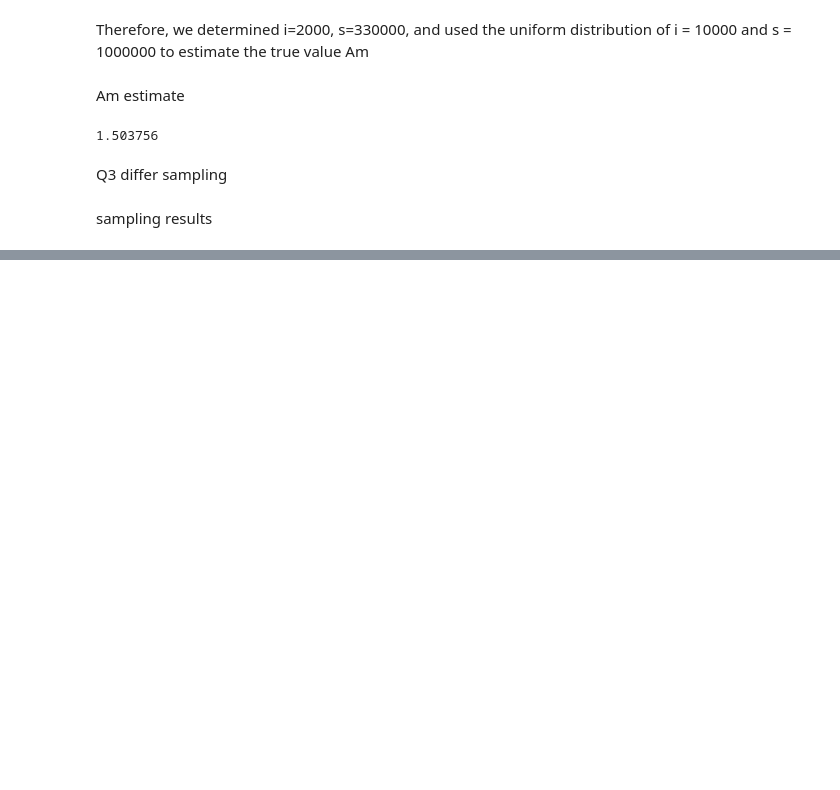
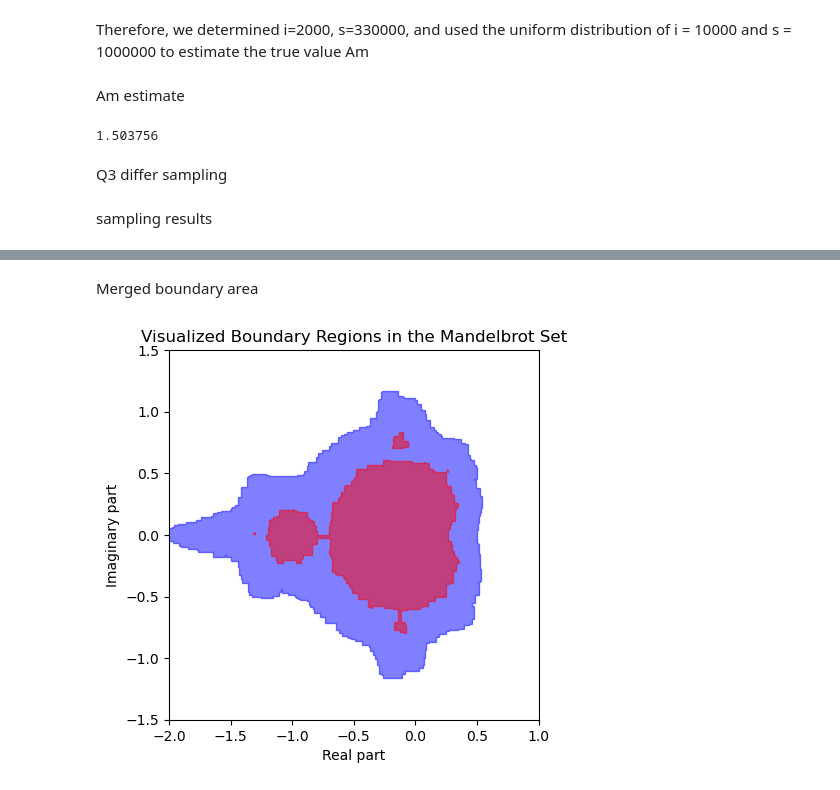
Before and after one commit to Ly-MX15/Stochastic_simulation, a Jupyter notebook: YuanLu/YuanLu.ipynb, the cells around one changed output, grey strips where cells are left out. Cells and saved outputs as stored; diff of their text form; code cells hidden in the pictures; blank space fills up the shorter version.

```diff
--- a/YuanLu/YuanLu.ipynb
+++ b/YuanLu/YuanLu.ipynb
@@ -525,0 +617,52 @@ for point_set in point_sets:
+# %% [markdown]
+Merged boundary area
+# %%
+from shapely.geometry import Polygon, box
+from shapely.ops import unary_union
+import matplotlib.pyplot as plt
+
+def process_squares(boundary_squares):
+    # 将每个矩形边界转换为Shapely的矩形（box）对象
+    rectangles = [box(left, bottom, right, top) for left, right, bottom, top in boundary_squares]
+
+    # 使用unary_union合并所有重叠的矩形
+    merged_rectangles = unary_union(rectangles)
+
+    return merged_rectangles
+
+# 现在，我们定义一个函数来可视化由Shapely对象表示的区域
+def visualize_boundary_regions(merged_rectangles):
+    fig, ax = plt.subplots()
+
+    # 如果merged_rectangles是单个多边形，将其转换为列表
+    if isinstance(merged_rectangles, Polygon):
+        merged_rectangles = [merged_rectangles]
+    elif isinstance(merged_rectangles, MultiPolygon):
+        merged_rectangles = list(merged_rectangles)
+
+    # 绘制并填充每个多边形
+    for polygon in merged_rectangles:
+        x, y = polygon.exterior.xy
+        ax.fill(x, y, color='blue', alpha=0.5)  # 填充外部多边形为蓝色
+
+        # 遍历并填充多边形的内部空洞
+        for interior in polygon.interiors:
+            x, y = interior.xy
+            ax.fill(x, y, color='red', alpha=0.5)  # 填充空洞为红色
+
+    # 设置图像的x和y边界
+    ax.set_xlim(-2, 1)
+    ax.set_ylim(-1.5, 1.5)
+    plt.xlabel('Real part')
+    plt.ylabel('Imaginary part')
+    plt.title('Visualized Boundary Regions in the Mandelbrot Set')
+    plt.gca().set_aspect('equal', adjustable='box')
+    plt.show()
+
+# 合并重叠的矩形
+merged_rectangles = process_squares(boundary_squares)
+
+# 可视化合并后的区域
+visualize_boundary_regions(merged_rectangles)
+# %% [output]
+[figure, added]
```
Also changed, not shown: parts of 12 cells of this notebook, 2 other files.
